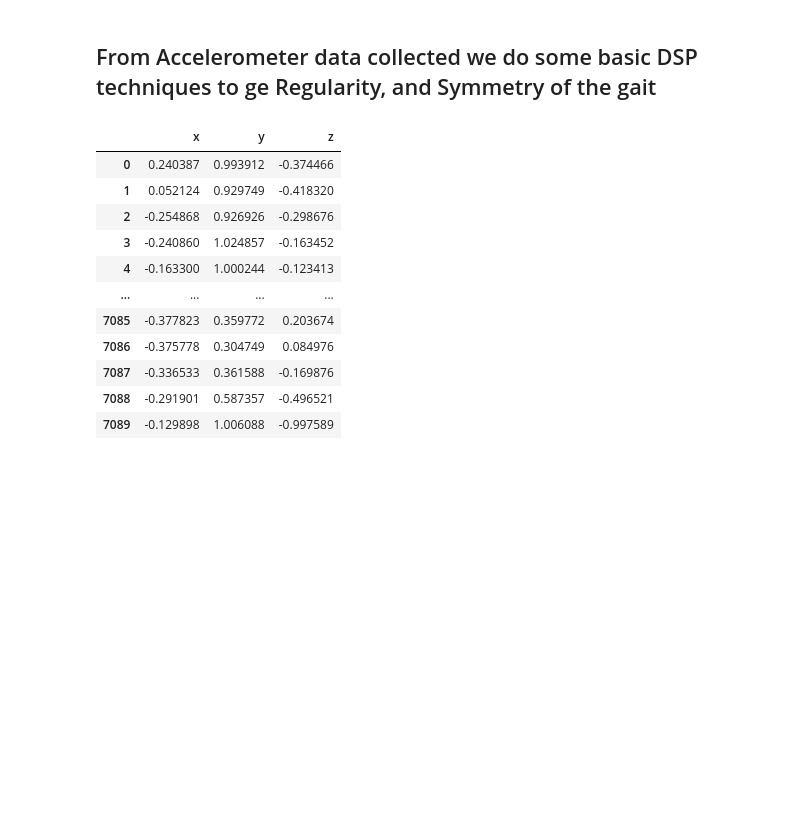
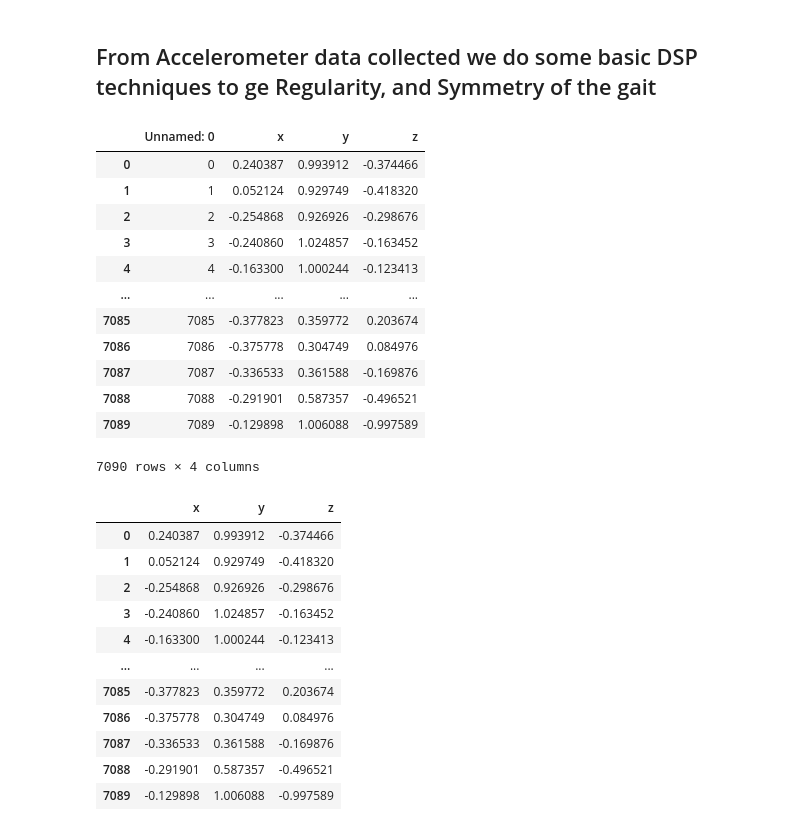
Before and after one commit to b-elamine/gaitAnalysis, a Jupyter notebook: autocorr.ipynb, the cells around one changed output. Cells and saved outputs as stored; diff of their text form; code cells hidden in the pictures; blank space fills up the shorter version.

```diff
--- a/autocorr.ipynb
+++ b/autocorr.ipynb
@@ -11,6 +11,23 @@ from matplotlib.pyplot import scatter
 from statsmodels.graphics.tsaplots import plot_acf
 # %%
 data = pd.read_csv(r'/home/bechorfa/Downloads/motion-sense-master/data/B_Accelerometer_data/wlk_7/sub_17.csv')
+
+#Three axes of accelerometer. This record is found in motionSense public dataset
+data
+# %% [output]
+|  | Unnamed: 0 | x | y | z |
+| 0 | 0 | 0.240387 | 0.993912 | -0.374466 |
+| 1 | 1 | 0.052124 | 0.929749 | -0.418320 |
+| 2 | 2 | -0.254868 | 0.926926 | -0.298676 |
+| 3 | 3 | -0.240860 | 1.024857 | -0.163452 |
+| 4 | 4 | -0.163300 | 1.000244 | -0.123413 |
+| ... | ... | ... | ... | ... |
+| 7085 | 7085 | -0.377823 | 0.359772 | 0.203674 |
+| 7086 | 7086 | -0.375778 | 0.304749 | 0.084976 |
+| 7087 | 7087 | -0.336533 | 0.361588 | -0.169876 |
+| 7088 | 7088 | -0.291901 | 0.587357 | -0.496521 |
+| 7089 | 7089 | -0.129898 | 1.006088 | -0.997589 |
+7090 rows × 4 columns
 # %%
 data = data[["x","y","z"]]
 data
```
Also changed, not shown: parts of 4 cells of this notebook.
